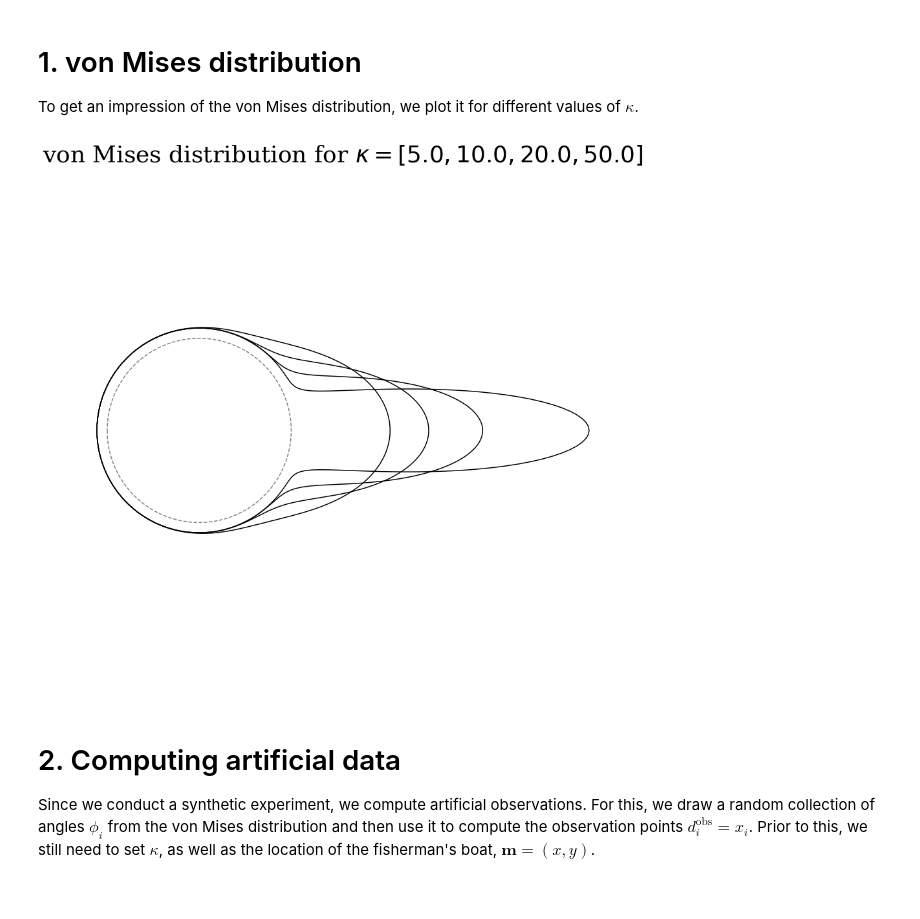
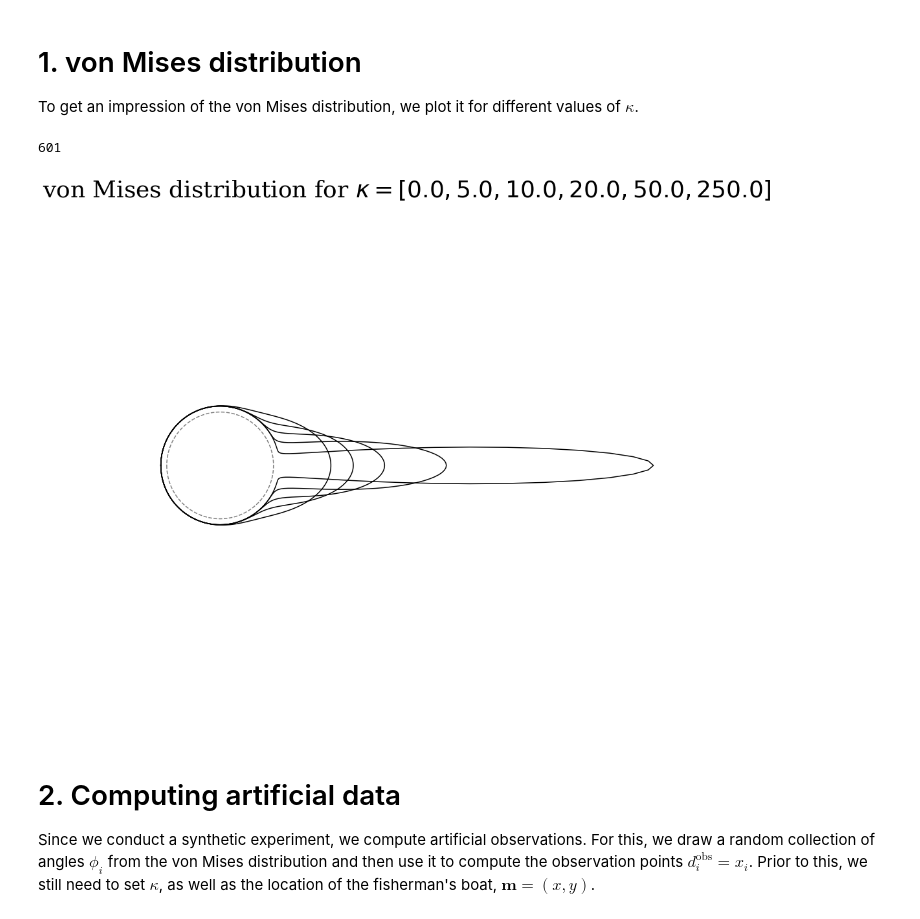
Before and after one commit to fabian-kutschera/WP15_InverseGeophysics, a Jupyter notebook: 01/Find the fisherman/Find the fisherman.ipynb, the cells around one changed output. Cells and saved outputs as stored; diff of their text form; code cells hidden in the pictures.

```diff
--- a/01/Find the fisherman/Find the fisherman.ipynb
+++ b/01/Find the fisherman/Find the fisherman.ipynb
@@ -67,31 +67,33 @@ plt.rcParams["ytick.major.pad"] = "10"
 To get an impression of the von Mises distribution, we plot it for different values of $\kappa$.
 # %%
 phi = np.arange(-np.pi, np.pi + np.pi / 300.0, np.pi / 300.0)
+print(len(phi))
 
 # unit circle
 x = 0.9 * np.cos(phi)
 y = 0.9 * np.sin(phi)
 
 # von Mises distribution for a range of kappas
-kappa = [5.0, 10.0, 20.0, 50.0]
+kappa = [0.0, 5.0, 10.0, 20.0, 50.0, 250.0]
 
 plt.subplots(figsize=(15, 15))
 plt.plot(x, y, "--", color=[0.5, 0.5, 0.5])
 
 for k in kappa:
 
     # unit circle plus von Mises distribution
     px = (1.0 + vonmises.pdf(phi, k)) * np.cos(phi)
     py = (1.0 + vonmises.pdf(phi, k)) * np.sin(phi)
     plt.plot(px, py, "k")
 
 plt.axis("equal")
 plt.axis("off")
 plt.title("von Mises distribution for $\kappa = {}$".format(kappa))
-plt.savefig("vonMises.pdf", format="pdf")
+#plt.savefig("vonMises.pdf", format="pdf")
 plt.show()
 # %% [output]
+601
-[figure, old version]
+[figure, new version]
 # %% [markdown]
 # 2. Computing artificial data
 
```
Also changed, not shown: parts of 2 cells of this notebook.
